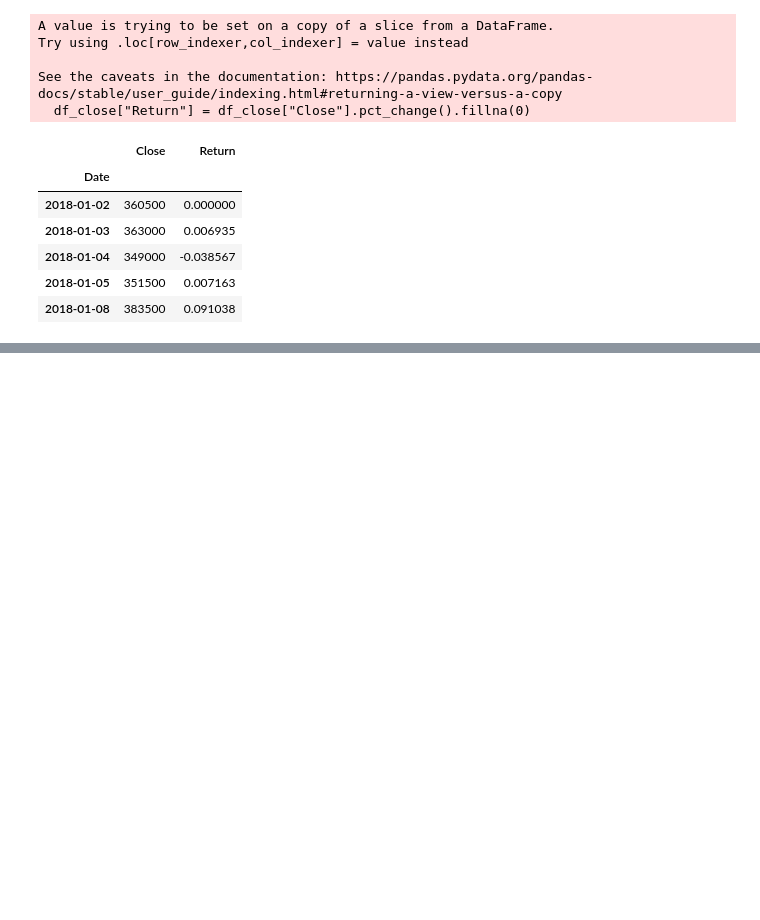
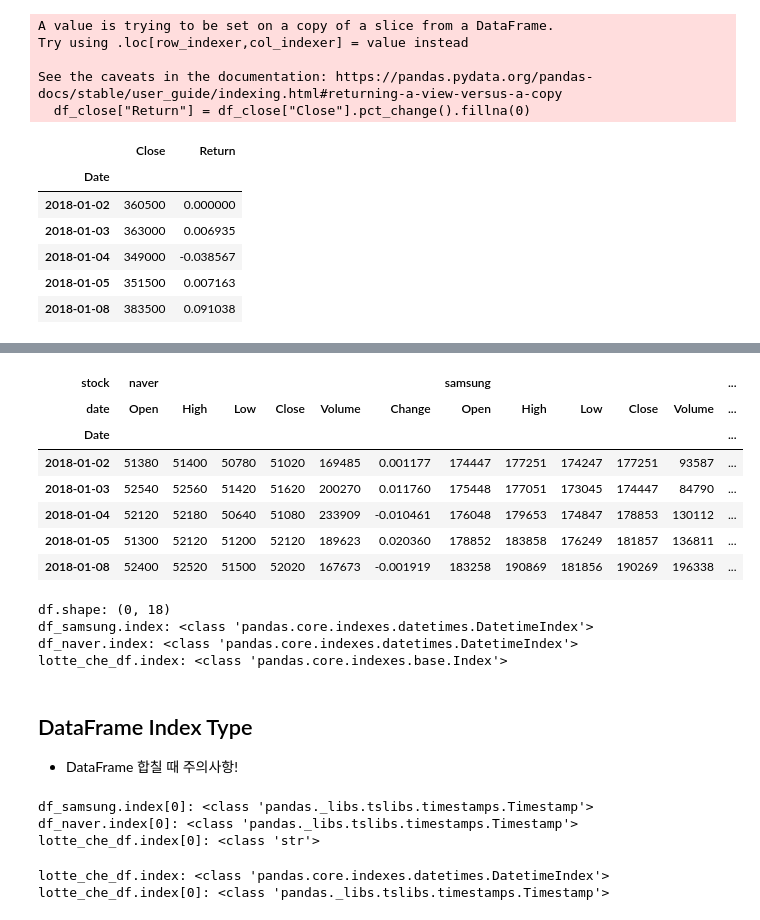
Before and after one commit to tjdux/pandas-for-finance, a Jupyter notebook: 02_DataFrame.ipynb, the cells around one changed output, grey strips where cells are left out. Cells and saved outputs as stored; diff of their text form; code cells hidden in the pictures; blank space fills up the shorter version.

```diff
--- a/02_DataFrame.ipynb
+++ b/02_DataFrame.ipynb
@@ -161,0 +228,45 @@ See the caveats in the documentation: https://pandas.pydata.org/pandas-docs/stab
+# %%
+# axis=1, join="inner"
+
+df = pd.concat([df_samsung, df_naver], keys=["naver", "samsung"], names=["stock", "date"], axis=1, join="inner")
+df.head()
+# %% [output]
+| stock | naver |  |  |  |  |  | samsung |  |  |  |  | ... |
+| date | Open | High | Low | Close | Volume | Change | Open | High | Low | Close | Volume | ... |
+| Date |  |  |  |  |  |  |  |  |  |  |  | ... |
+| 2018-01-02 | 51380 | 51400 | 50780 | 51020 | 169485 | 0.001177 | 174447 | 177251 | 174247 | 177251 | 93587 | ... |
+| 2018-01-03 | 52540 | 52560 | 51420 | 51620 | 200270 | 0.011760 | 175448 | 177051 | 173045 | 174447 | 84790 | ... |
+| 2018-01-04 | 52120 | 52180 | 50640 | 51080 | 233909 | -0.010461 | 176048 | 179653 | 174847 | 178853 | 130112 | ... |
+| 2018-01-05 | 51300 | 52120 | 51200 | 52120 | 189623 | 0.020360 | 178852 | 183858 | 176249 | 181857 | 136811 | ... |
+| 2018-01-08 | 52400 | 52520 | 51500 | 52020 | 167673 | -0.001919 | 183258 | 190869 | 181856 | 190269 | 196338 | ... |
+# %%
+# DataFrame 3개 합치기
+# index 타입이 달라 inner join 해도 shape 0
+df = pd.concat([df_samsung, df_naver, lotte_che_df], keys=["samsung", "naver", "lotte"], names=["stock", "date"], axis=1, join="inner")
+print(f"df.shape: {df.shape}")
+print(f"df_samsung.index: {type(df_samsung.index)}")
+print(f"df_naver.index: {type(df_naver.index)}")
+print(f"lotte_che_df.index: {type(lotte_che_df.index)}")
+# %% [output]
+df.shape: (0, 18)
+df_samsung.index: <class 'pandas.core.indexes.datetimes.DatetimeIndex'>
+df_naver.index: <class 'pandas.core.indexes.datetimes.DatetimeIndex'>
+lotte_che_df.index: <class 'pandas.core.indexes.base.Index'>
+# %% [markdown]
+## DataFrame Index Type
+- DataFrame 합칠 때 주의사항!
+# %%
+print(f"df_samsung.index[0]: {type(df_samsung.index[0])}")
+print(f"df_naver.index[0]: {type(df_naver.index[0])}")
+print(f"lotte_che_df.index[0]: {type(lotte_che_df.index[0])}")
+# %% [output]
+df_samsung.index[0]: <class 'pandas._libs.tslibs.timestamps.Timestamp'>
+df_naver.index[0]: <class 'pandas._libs.tslibs.timestamps.Timestamp'>
+lotte_che_df.index[0]: <class 'str'>
+# %%
+lotte_che_df.index = pd.to_datetime(lotte_che_df.index)
+print(f"lotte_che_df.index: {type(lotte_che_df.index)}")
+print(f"lotte_che_df.index[0]: {type(lotte_che_df.index[0])}")
+# %% [output]
+lotte_che_df.index: <class 'pandas.core.indexes.datetimes.DatetimeIndex'>
+lotte_che_df.index[0]: <class 'pandas._libs.tslibs.timestamps.Timestamp'>
```
Also changed, not shown: parts of 17 cells of this notebook.
